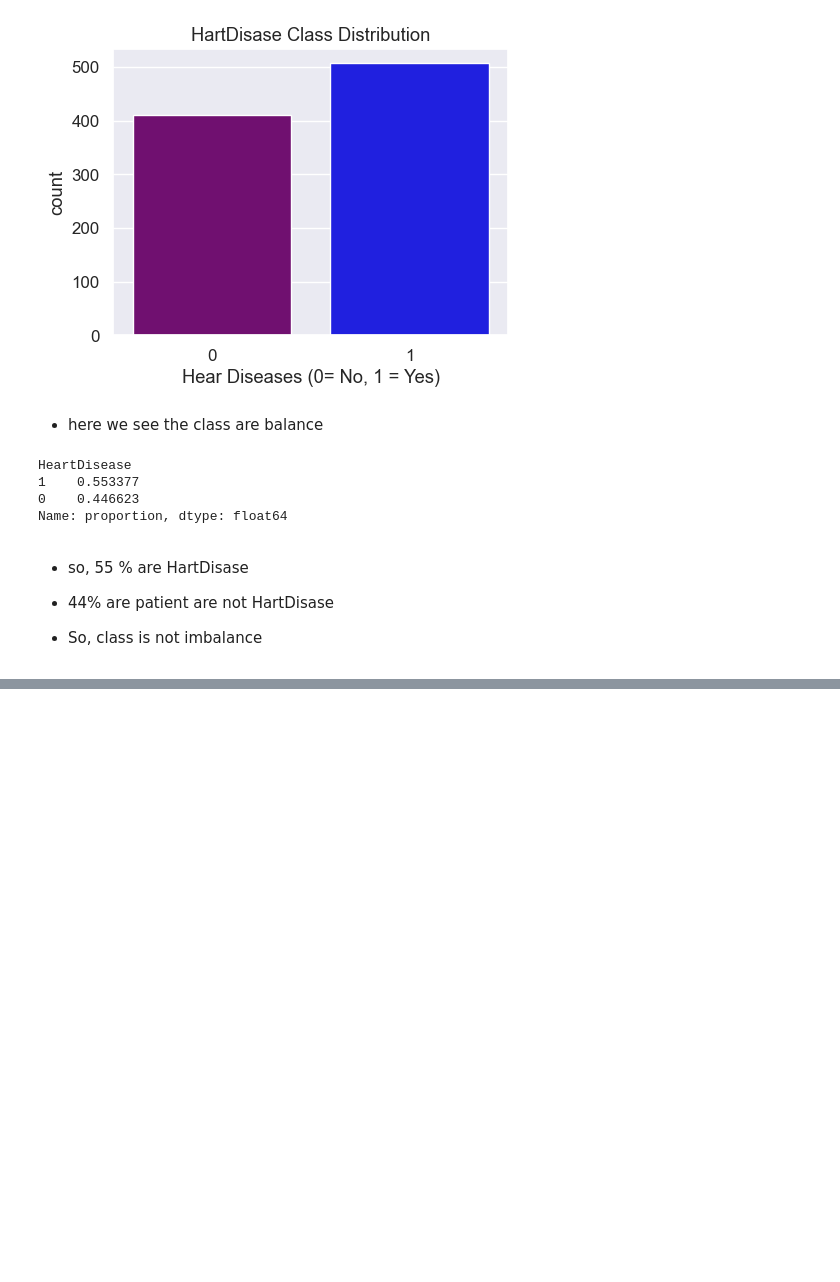
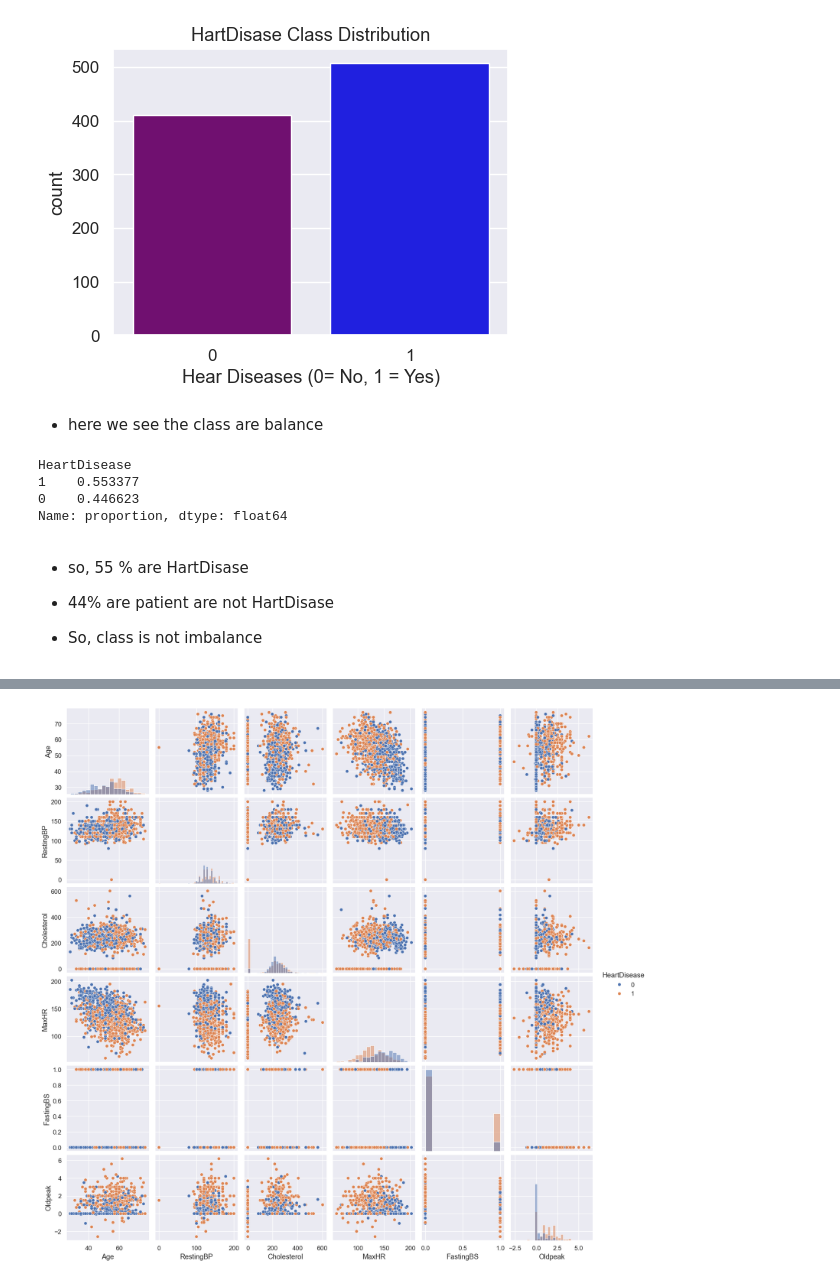
Before and after one commit to KzRaihan/Machine-learning, a Jupyter notebook: Module_06_EDA/_2_EDA_for_heart_failure.ipynb, the cells around one changed output, grey strips where cells are left out. Drawn from its saved outputs; the diff is of its cells as text; code cells hidden in the pictures; blank space fills up the shorter version.

```diff
--- a/Module_06_EDA/_2_EDA_for_heart_failure.ipynb
+++ b/Module_06_EDA/_2_EDA_for_heart_failure.ipynb
@@ -326,0 +404,9 @@ Name: proportion, dtype: float64
+# %%
+# pairplot
+
+sns.pairplot(df[['Age','RestingBP', 'Cholesterol', 'MaxHR', 'FastingBS', 'HeartDisease', 'Oldpeak']], hue = 'HeartDisease', diag_kind = 'hist')
+
+
+plt.show()
+# %% [output]
+[figure, added]
```
Also changed, not shown: parts of 18 cells of this notebook, 1 other file.
